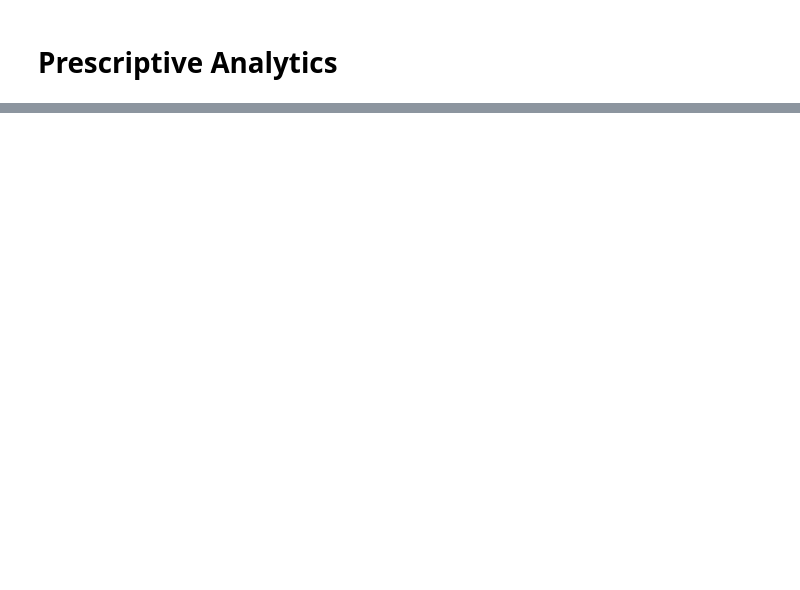
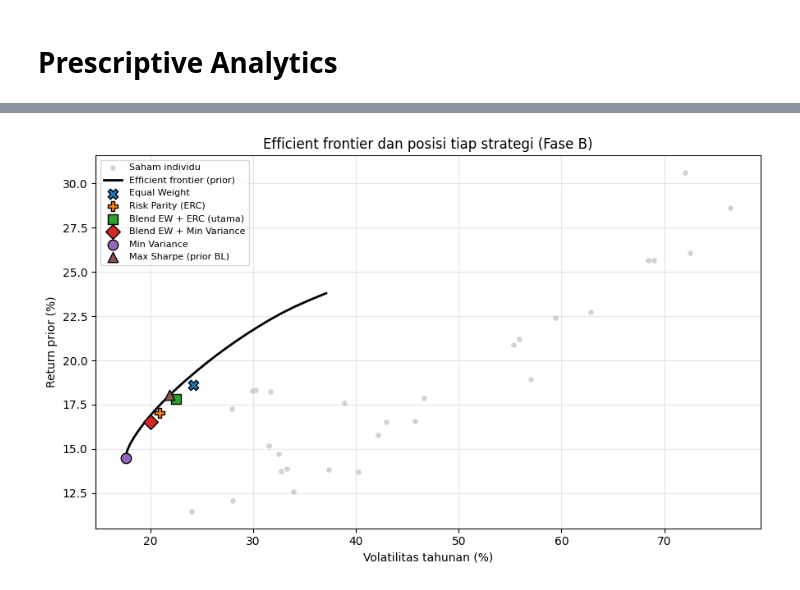
Before and after one commit to cheryleugene88/Prescriptive-Data-Science-Assignment-1, a Jupyter notebook: prescriptive-data-science-newest.ipynb, the cells around one changed output, grey strips where cells are left out. Saved outputs shown, nothing was run; the diff lists cells and outputs as text; code cells hidden in the pictures; blank space fills up the shorter version.

```diff
--- a/Descriptive_Predictive_Prescriptive_new.ipynb
+++ b/prescriptive-data-science-newest.ipynb
@@ -3165,0 +3439,19 @@ print("Tersimpan: final_weights.csv, recommendations.csv, expected_returns.csv,
+# %%
+# Fase B: portofolio utama
+est_b = estimation_window(FINAL_END); uni_b = est_b.columns.tolist(); assert uni_b == UNI
+S_b = cov_blend(est_b); pi_b, wm_b = equilibrium_prior(S_b); n_b = len(uni_b)
+w_ew = pd.Series(1 / n_b, index=uni_b); w_erc = risk_parity(S_b); w_mv = optimize("minvar", pi_b, S_b)
+w_blend = 0.5 * w_ew + 0.5 * w_erc; w_blend_mv = 0.5 * w_ew + 0.5 * w_mv; w_ms = optimize("maxsharpe", pi_b, S_b)
+port_b = {"Equal Weight": w_ew, "Risk Parity (ERC)": w_erc, "Blend EW + ERC (utama)": w_blend,
+          "Blend EW + Min Variance": w_blend_mv, "Min Variance": w_mv, "Max Sharpe (prior BL)": w_ms}
+ex_b = pd.DataFrame({k: pd.Series(dict(zip(["Return (prior)", "Vol", "Sharpe (prior)"], pstats(w, pi_b, S_b)))) for k, w in port_b.items()}).T
+stru_b = pd.DataFrame({k: structure(w) for k, w in port_b.items()}).T
+sect_b = pd.DataFrame({k: pd.Series({s: w.iloc[ix].sum() for s, ix in sector_groups(uni_b).items()}) for k, w in port_b.items()}).fillna(0)
+_rc = lambda w: w * (S_b.values @ w.values) / (w.values @ S_b.values @ w.values)
+rc_b = pd.DataFrame({k: _rc(w) for k, w in port_b.items()})
+print(f"Universe Fase B: {n_b} saham, {len(est_b)} hari estimasi")
+print("\n=== MODEL (ex-ante) ==="); display(ex_b.round(3))
+print("\n=== STRUKTUR ==="); display(stru_b.round(3))
+print("\n=== BOBOT PER SEKTOR (%) ==="); display((sect_b * 100).round(1))
+print("\n=== KONTRIBUSI RISIKO: maks / min / rasio ===")
+display(pd.DataFrame({"maks": rc_b.max(), "min": rc_b.min(), "rasio": rc_b.max() / rc_b.min()}).round(3))
@@ -3165,0 +3497,23 @@ print("Tersimpan: final_weights.csv, recommendations.csv, expected_returns.csv,
+# %%
+# Frontier (return = prior ekuilibrium)
+def frontier(mu, S, npts=25):
+    r_lo = pstats(optimize("minvar", mu, S), mu, S)[0]
+    r_hi = pstats(optimize("maxret", mu, S), mu, S)[0] * 0.98
+    pts = []
+    for t_ in np.linspace(r_lo, max(r_hi, r_lo), npts):
+        try:
+            w = optimize("minvar", mu, S, ret_floor=t_); r, v, _ = pstats(w, mu, S); pts.append((v, r))
+        except Exception:
+            continue
+    return np.array(pts)
+
+fr = frontier(pi_b, S_b); iv = np.sqrt(np.diag(S_b.values))
+plt.figure(figsize=(9, 5.5))
+plt.scatter(iv * 100, pi_b.values * 100, s=14, c="lightgray", label="Saham individu")
+if len(fr) > 1: plt.plot(fr[:, 0] * 100, fr[:, 1] * 100, "k-", lw=2, label="Efficient frontier (prior)")
+for (k, w), mk in zip(port_b.items(), ["X", "P", "s", "D", "o", "^"]):
+    r, v, _ = pstats(w, pi_b, S_b); plt.scatter(v * 100, r * 100, marker=mk, s=80, edgecolor="k", zorder=4, label=k)
+plt.xlabel("Volatilitas tahunan (%)"); plt.ylabel("Return prior (%)"); plt.grid(alpha=.3); plt.legend(fontsize=8)
+plt.title("Efficient frontier dan posisi tiap strategi (Fase B)"); plt.tight_layout(); plt.savefig("fig_frontier.png", dpi=150); plt.show()
+# %% [output]
+[figure, added]
```
Also changed, not shown: parts of 151 cells of this notebook, 19 other files.
